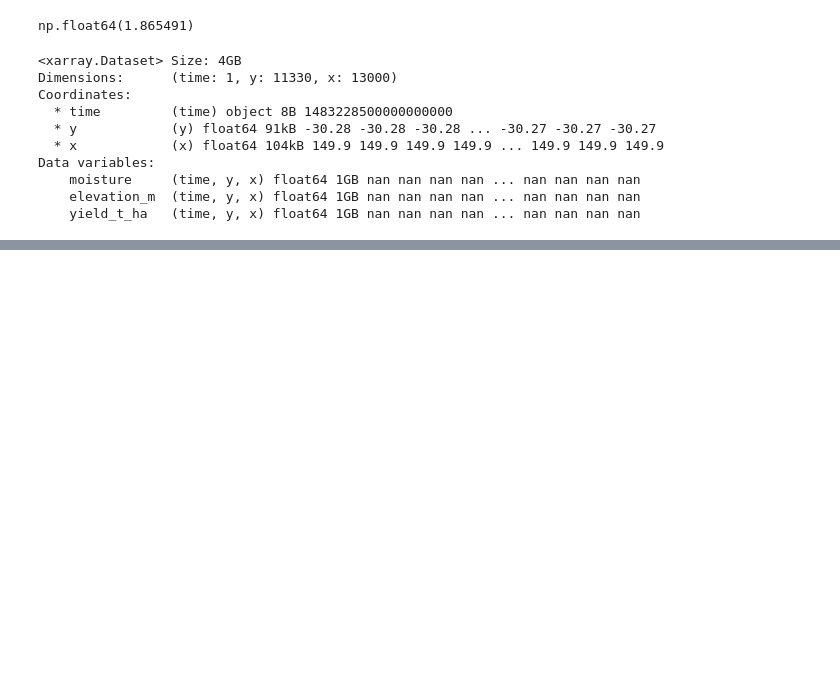
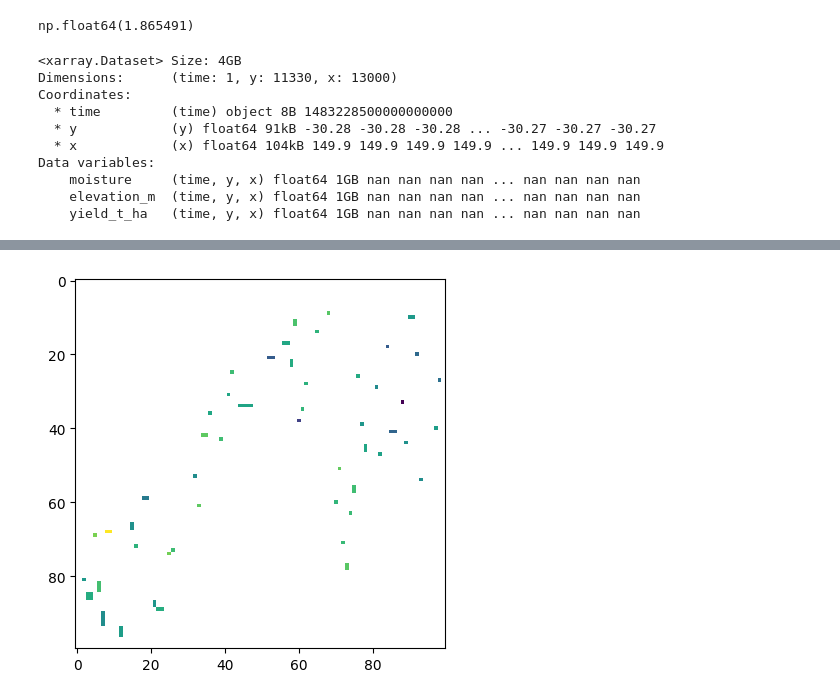
Before and after one commit to aus-plant-phenomics-network/mccn-engine, a Jupyter notebook: LLara_Campey_Demo.ipynb, the cells around one changed output, grey strips where cells are left out. Saved outputs shown, nothing was run; the diff lists cells and outputs as text; code cells hidden in the pictures; blank space fills up the shorter version.

```diff
--- a/LLara_Campey_Demo.ipynb
+++ b/LLara_Campey_Demo.ipynb
@@ -153,0 +148,5 @@ $$
+# %%
+items = client.collection_filter.point
+# %%
+depth_ds = stac_load_point(items, client.geobox, use_z=True)
+depth_ds
@@ -153,0 +174,5 @@ $$
+# %%
+plt.imshow(depth_ds.pH.values[0, :, :, 2])
+plt.show()
+# %% [output]
+[figure, added]
```
Also changed, not shown: parts of 9 cells of this notebook, 2 other files.
